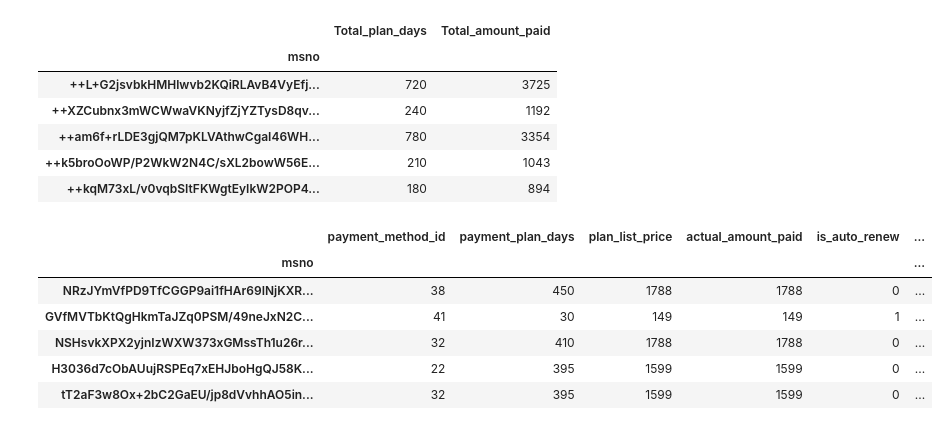
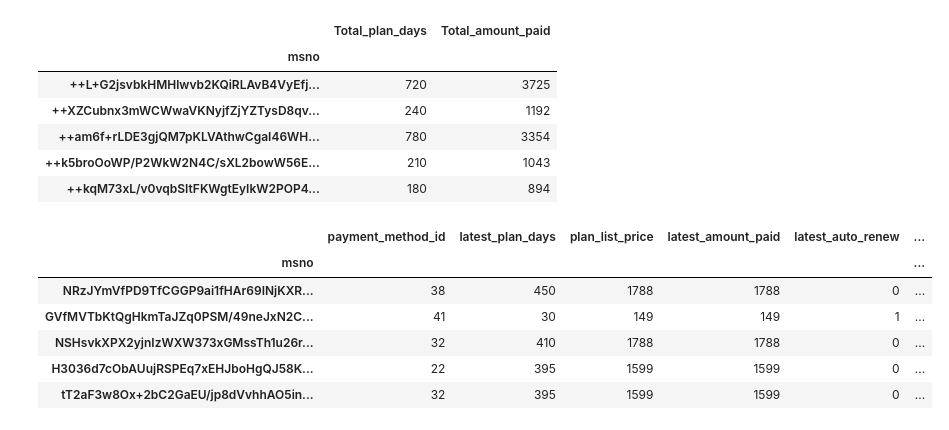
Before and after one commit to ajolson89/W207Fall2018Final, a Jupyter notebook: w207_final_gk.ipynb, the cells around one changed output. Saved outputs shown, nothing was run; the diff lists cells and outputs as text; code cells hidden in the pictures.

```diff
--- a/w207_final_gk.ipynb
+++ b/w207_final_gk.ipynb
@@ -19,11 +19,12 @@ def pd_to_date(df_col):
     return df_col
 # %%
 # Getting the timestamps in a consistent format
+# Great for EDA, not so much for analysis
 
-user_logs['date'] = pd_to_date(user_logs['date'])
-transactions['transaction_date'] = pd_to_date(transactions['transaction_date'])
-transactions['membership_expire_date'] = pd_to_date(transactions['membership_expire_date'])
-members['registration_init_time'] = pd_to_date(members['registration_init_time'])
+# user_logs['date'] = pd_to_date(user_logs['date'])
+# transactions['transaction_date'] = pd_to_date(transactions['transaction_date'])
+# transactions['membership_expire_date'] = pd_to_date(transactions['membership_expire_date'])
+# members['registration_init_time'] = pd_to_date(members['registration_init_time'])
 # %%
 # Getting more info on data
 
@@ -109,12 +136,18 @@ transactions_features.head()
 | ++k5broOoWP/P2WkW2N4C/sXL2bowW56E... | 210 | 1043 |
 | ++kqM73xL/v0vqbSItFKWgtEyIkW2POP4... | 180 | 894 |
 # %%
-# Features: latest transaction
-latest_transaction_gb = transactions_gb.tail([1])
+# Features: latest transaction, renaming the collumns
+latest_transaction_gb = transactions_gb.tail([1]).rename(columns={'payment_plan_days': 'latest_plan_days', 'actual_amount_paid': 'latest_amount_paid','is_auto_renew': 'latest_auto_renew',
+                                                                  'transaction_date': 'latest_transaction_date',
+                                                                  'membership_expire_date': 'latest_expire_date', 'is_cancel': 'latest_is_cancel' })
+
+# Index by msno
 latest_transaction_gb.set_index('msno', inplace = True)
+
+# Test
 latest_transaction_gb.head()
 # %% [output]
-|  | payment_method_id | payment_plan_days | plan_list_price | actual_amount_paid | is_auto_renew | ... |
+|  | payment_method_id | latest_plan_days | plan_list_price | latest_amount_paid | latest_auto_renew | ... |
 | msno |  |  |  |  |  | ... |
 | NRzJYmVfPD9TfCGGP9ai1fHAr69INjKXR... | 38 | 450 | 1788 | 1788 | 0 | ... |
 | GVfMVTbKtQgHkmTaJZq0PSM/49neJxN2C... | 41 | 30 | 149 | 149 | 1 | ... |
```
Also changed, not shown: parts of 10 cells of this notebook.
